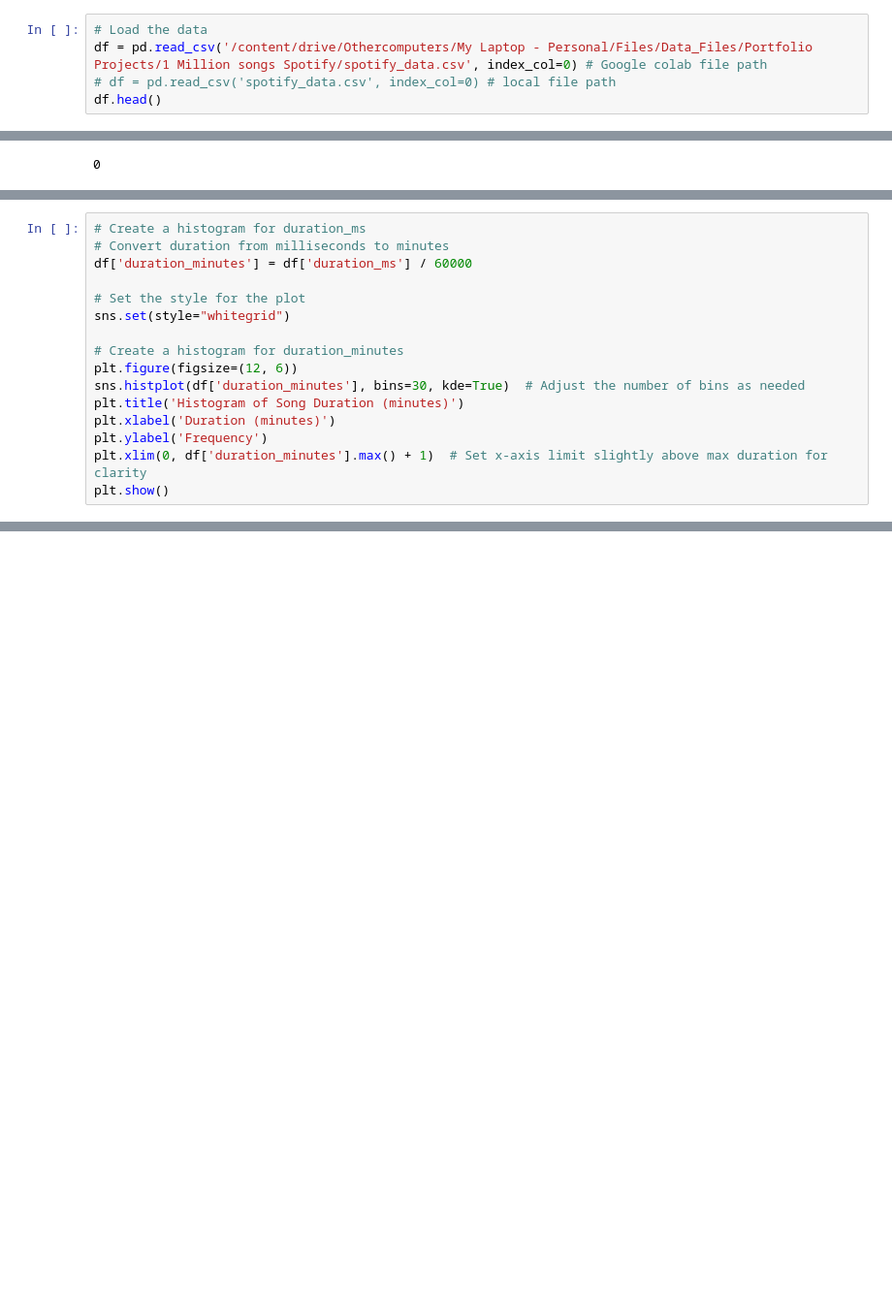
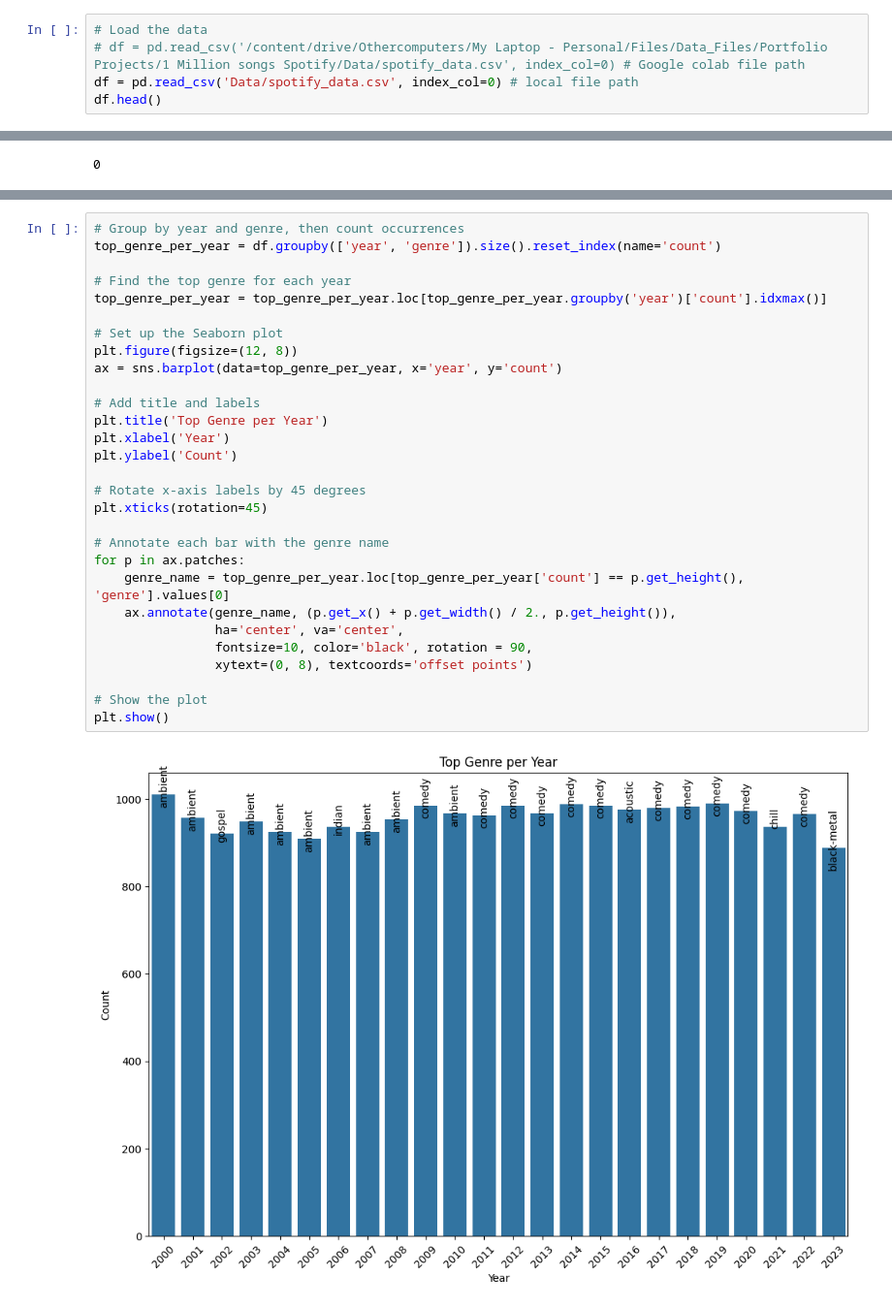
Before and after one commit to mark-kibui/Spotify_Recommendation, a Jupyter notebook: SpotifyMillionSongs.ipynb, the cells around one changed output, grey strips where cells are left out. Shown at 97% size. Saved outputs shown, nothing was run; the diff lists cells and outputs as text; blank space fills up the shorter version.

Commit message:
Update notebook for visualizations

```diff
--- a/SpotifyMillionSongs.ipynb
+++ b/SpotifyMillionSongs.ipynb
@@ -25,7 +20,7 @@ Drive already mounted at /content/drive; to attempt to forcibly remount, call dr
 # %%
 # Load the data
-df = pd.read_csv('/content/drive/Othercomputers/My Laptop - Personal/Files/Data_Files/Portfolio Projects/1 Million songs Spotify/spotify_data.csv', index_col=0) # Google colab file path
-# df = pd.read_csv('spotify_data.csv', index_col=0) # local file path
+# df = pd.read_csv('/content/drive/Othercomputers/My Laptop - Personal/Files/Data_Files/Portfolio Projects/1 Million songs Spotify/Data/spotify_data.csv', index_col=0) # Google colab file path
+df = pd.read_csv('Data/spotify_data.csv', index_col=0) # local file path
 df.head()
 # %% [output]
 |  | artist_name | track_name | track_id | popularity | year | genre | danceability | energy | key | ... |
@@ -267,16 +161,0 @@ dtype: float64
-# %%
-# Create a histogram for duration_ms
-# Convert duration from milliseconds to minutes
-df['duration_minutes'] = df['duration_ms'] / 60000
-
-# Set the style for the plot
-sns.set(style="whitegrid")
-
-# Create a histogram for duration_minutes
-plt.figure(figsize=(12, 6))
-sns.histplot(df['duration_minutes'], bins=30, kde=True)  # Adjust the number of bins as needed
-plt.title('Histogram of Song Duration (minutes)')
-plt.xlabel('Duration (minutes)')
-plt.ylabel('Frequency')
-plt.xlim(0, df['duration_minutes'].max() + 1)  # Set x-axis limit slightly above max duration for clarity
-plt.show()
@@ -694,0 +188,31 @@ plt.show()
+# %%
+# Group by year and genre, then count occurrences
+top_genre_per_year = df.groupby(['year', 'genre']).size().reset_index(name='count')
+
+# Find the top genre for each year
+top_genre_per_year = top_genre_per_year.loc[top_genre_per_year.groupby('year')['count'].idxmax()]
+
+# Set up the Seaborn plot
+plt.figure(figsize=(12, 8))
+ax = sns.barplot(data=top_genre_per_year, x='year', y='count')
+
+# Add title and labels
+plt.title('Top Genre per Year')
+plt.xlabel('Year')
+plt.ylabel('Count')
+
+# Rotate x-axis labels by 45 degrees
+plt.xticks(rotation=45)
+
+# Annotate each bar with the genre name
+for p in ax.patches:
+    genre_name = top_genre_per_year.loc[top_genre_per_year['count'] == p.get_height(), 'genre'].values[0]
+    ax.annotate(genre_name, (p.get_x() + p.get_width() / 2., p.get_height()),
+                ha='center', va='center',
+                fontsize=10, color='black', rotation = 90,
+                xytext=(0, 8), textcoords='offset points')
+
+# Show the plot
+plt.show()
+# %% [output]
+[figure, added]
```
Also changed, not shown: parts of 59 cells of this notebook.
